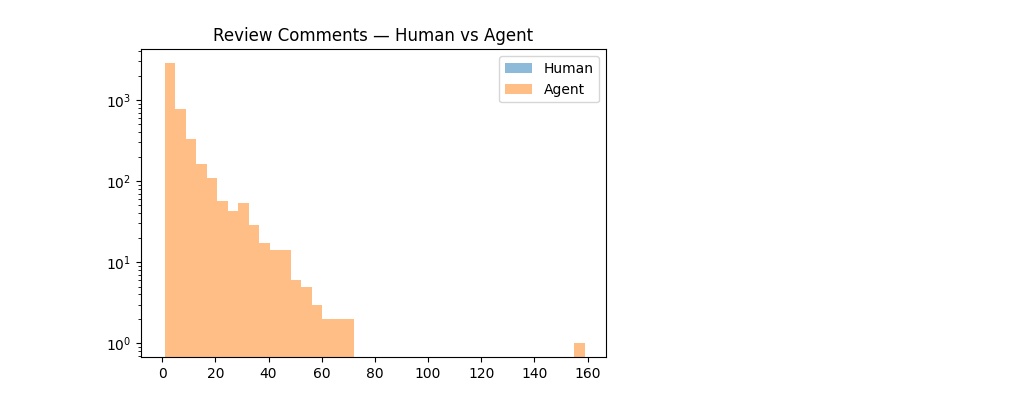
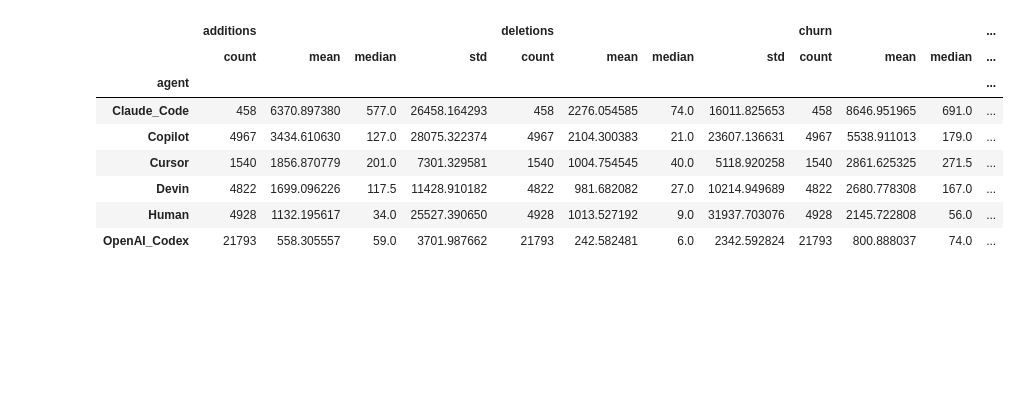
Before and after one commit to mathpernias/AI_Teammates_in_SE3, a Jupyter notebook: analysis/RQ1.ipynb, the cells around one changed output. Cells and saved outputs as stored; diff of their text form; code cells hidden in the pictures; blank space fills up the shorter version.

```diff
--- a/analysis/RQ1.ipynb
+++ b/analysis/RQ1.ipynb
@@ -258,17 +176,21 @@ plt.show()
 # %%
-# Review comments distribution
-fig, ax = plt.subplots(figsize=(6,4))
+metrics = [
+    "additions","deletions","churn",
+    "changed_files","commit_count",
+    "review_count","comment_count","reviewer_count",
+    "new_code_fraction","add_del_corr_proxy"
+]
 
-for label in ["Human", "Agent"]:
-    ax.hist(
-        metrics_df.loc[metrics_df["source_type"] == label, "n_review_comments"].dropna(),
-        bins=40, alpha=0.5, label=label
-    )
-
-ax.set_yscale("log")
-ax.set_title("Review Comments — Human vs Agent")
-plt.legend()
-plt.show()
+summary = combined.groupby("agent")[metrics].agg(["count","mean","median","std"])
+summary
 # %% [output]
-[figure, removed]
+|  | additions |  |  |  | deletions |  |  |  | churn |  |  | ... |
+|  | count | mean | median | std | count | mean | median | std | count | mean | median | ... |
+| agent |  |  |  |  |  |  |  |  |  |  |  | ... |
+| Claude_Code | 458 | 6370.897380 | 577.0 | 26458.164293 | 458 | 2276.054585 | 74.0 | 16011.825653 | 458 | 8646.951965 | 691.0 | ... |
+| Copilot | 4967 | 3434.610630 | 127.0 | 28075.322374 | 4967 | 2104.300383 | 21.0 | 23607.136631 | 4967 | 5538.911013 | 179.0 | ... |
+| Cursor | 1540 | 1856.870779 | 201.0 | 7301.329581 | 1540 | 1004.754545 | 40.0 | 5118.920258 | 1540 | 2861.625325 | 271.5 | ... |
+| Devin | 4822 | 1699.096226 | 117.5 | 11428.910182 | 4822 | 981.682082 | 27.0 | 10214.949689 | 4822 | 2680.778308 | 167.0 | ... |
+| Human | 4928 | 1132.195617 | 34.0 | 25527.390650 | 4928 | 1013.527192 | 9.0 | 31937.703076 | 4928 | 2145.722808 | 56.0 | ... |
+| OpenAI_Codex | 21793 | 558.305557 | 59.0 | 3701.987662 | 21793 | 242.582481 | 6.0 | 2342.592824 | 21793 | 800.888037 | 74.0 | ... |
 # %%
```
Also changed, not shown: parts of 22 cells of this notebook.
